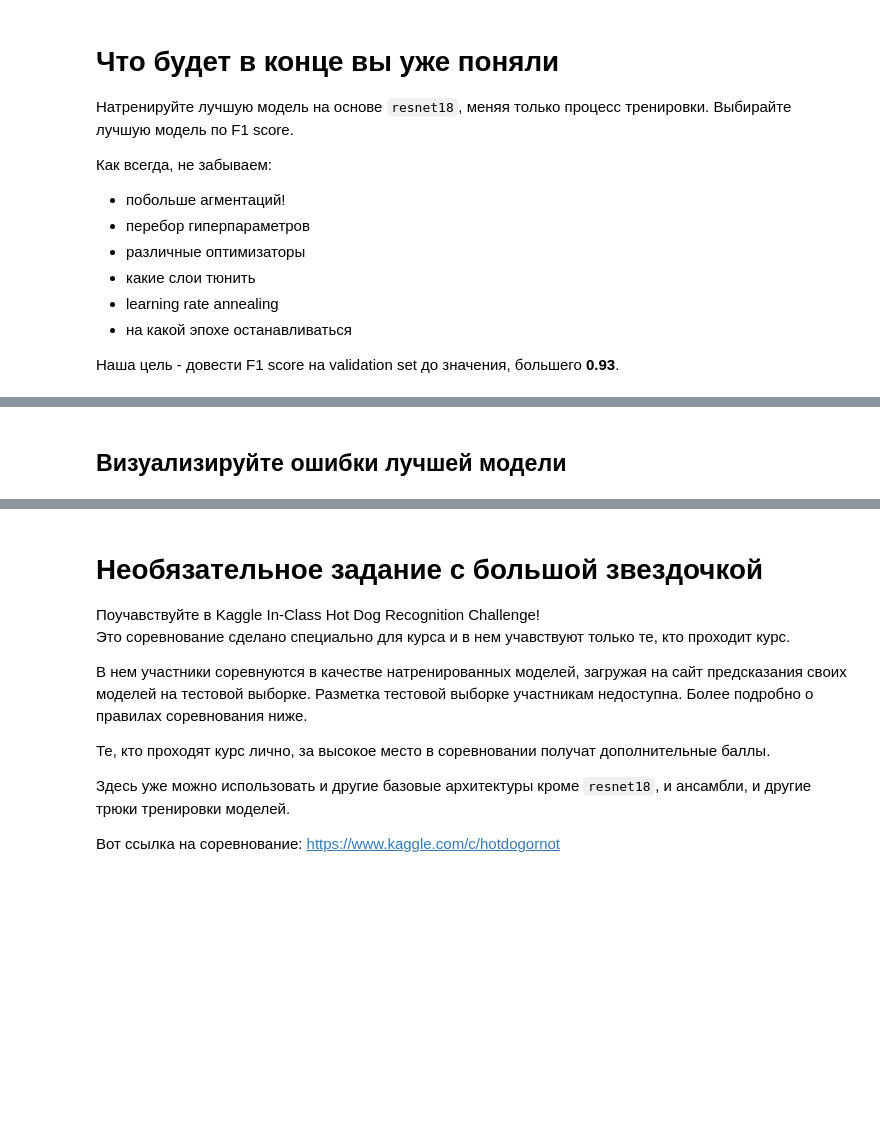
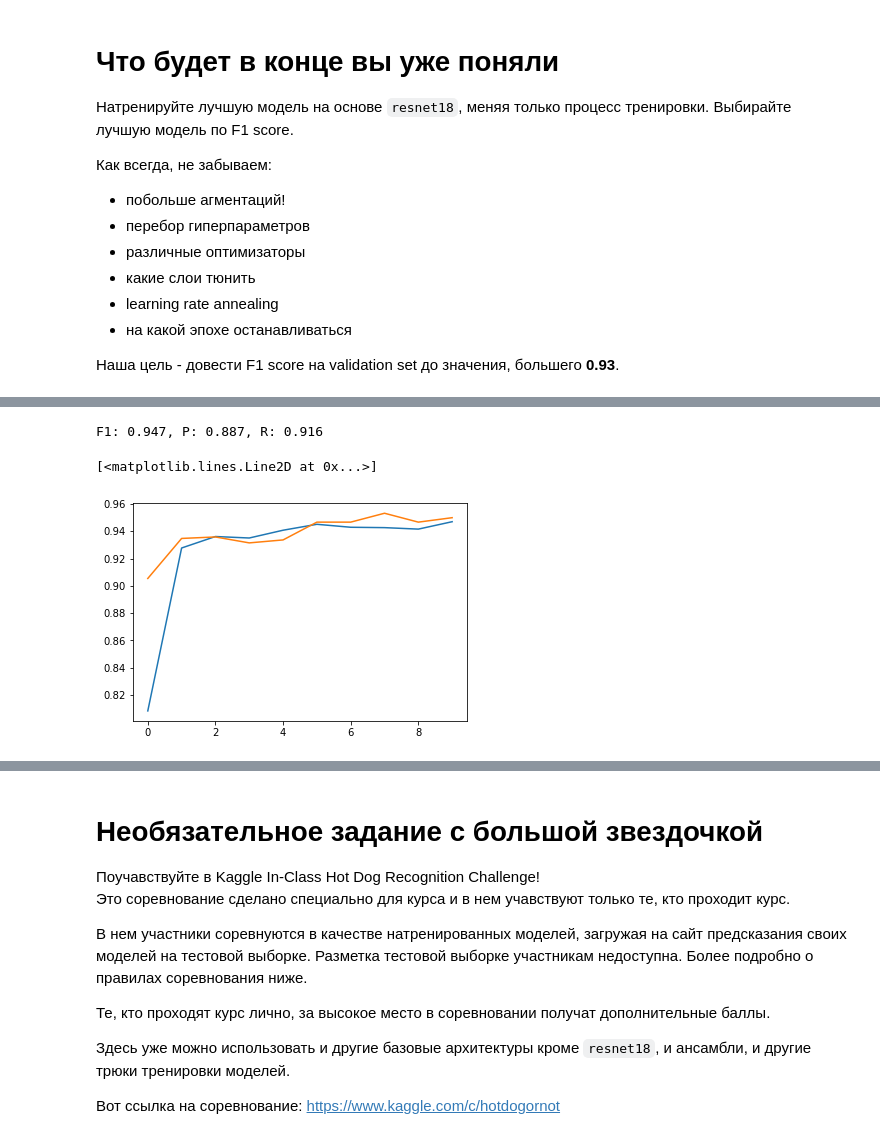
Before and after one commit to Timurff/dlcourse_ai, a Jupyter notebook: assignments/assignment4/HotdogOrNot.ipynb, the cells around one changed output, grey strips where cells are left out. Saved outputs shown, nothing was run; the diff lists cells and outputs as text; code cells hidden in the pictures; blank space fills up the shorter version.

```diff
--- a/assignments/assignment4/HotdogOrNot.ipynb
+++ b/assignments/assignment4/HotdogOrNot.ipynb
@@ -373,0 +512,31 @@ best_model = None
+# %%
+# data preparing
+
+tfs = transforms.Compose([
+    transforms.ColorJitter(hue=.50, saturation=.50),
+    transforms.RandomHorizontalFlip(),
+    transforms.RandomVerticalFlip(),
+    transforms.RandomRotation(50, resample=PIL.Image.BILINEAR),
+    transforms.ToTensor(),
+    transforms.Normalize(mean=[0.485, 0.456, 0.406],
+                         std=[0.229, 0.224, 0.225])
+])
+
+train_aug_dataset = HotdogOrNotDataset(train_folder, transform=tfs)
+
+train_aug_loader = torch.utils.data.DataLoader(train_dataset, batch_size=batch_size,
+                                           sampler=train_sampler)
+# %%
+model = models.resnet18(pretrained=True)
+
+for param in model.parameters():
+    param.requires_grad = False
+
+num_ftrs = model.fc.in_features
+model.fc = nn.Linear(num_ftrs, 2)
+parameters = model.parameters()
+model = model.to(device)
+
+loss = nn.CrossEntropyLoss()
+optimizer = optim.SGD(parameters, lr=0.001, momentum=0.9)
+loss_history, train_history, val_history = train_model(model, train_aug_loader, val_loader, loss, optimizer, 10)
@@ -374,9 +554,11 @@ best_model = None
 # %%
-# Let's check how it performs on validation set!
-predictions, ground_truth = evaluate_model(best_model, dataset, val_indices)
+predictions, ground_truth = evaluate_model(model, train_dataset, val_indices)
 precision, recall, f1 = binary_classification_metrics(predictions, ground_truth)
 print("F1: %4.3f, P: %4.3f, R: %4.3f" % (precision, recall, f1))
 
-# TODO: Visualize training curve for the best model
+plt.plot(train_history)
+plt.plot(val_history)
+# %% [output]
+F1: 0.947, P: 0.887, R: 0.916
+[<matplotlib.lines.Line2D at 0x...>]
+[figure, added]
-# %% [markdown]
-## Визуализируйте ошибки лучшей модели
```
Also changed, not shown: parts of 27 cells of this notebook.
